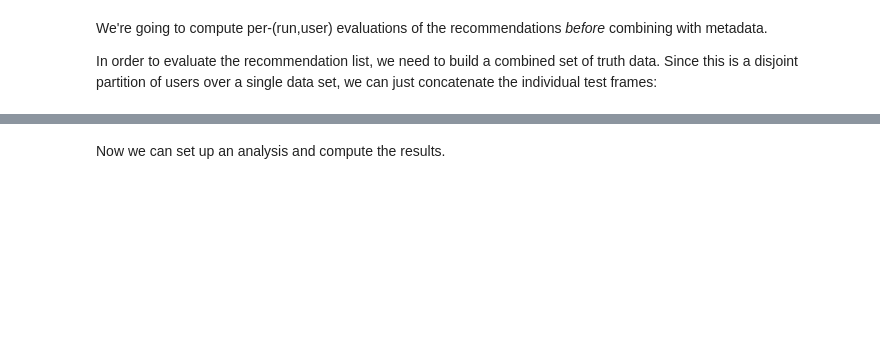
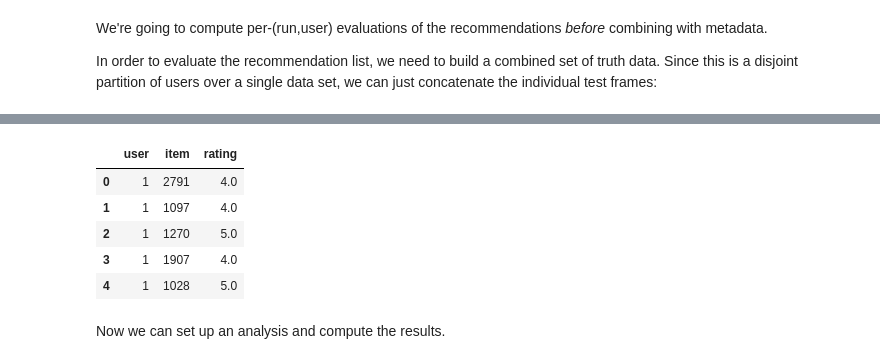
Before and after one commit to jacobmunson/lenskit_confidence, a Jupyter notebook: examples/Confidence-aware-UBCF-MultiEval.ipynb, the cells around one changed output, grey strips where cells are left out. Saved outputs shown, nothing was run; the diff lists cells and outputs as text; code cells hidden in the pictures; blank space fills up the shorter version.

```diff
--- a/examples/Confidence-aware-UBCF-MultiEval.ipynb
+++ b/examples/Confidence-aware-UBCF-MultiEval.ipynb
@@ -140,3 +173,12 @@ truth.head()
+# %%
+truth.head() # a visual check
+# %% [output]
+|  | user | item | rating |
+| 0 | 1 | 2791 | 4.0 |
+| 1 | 1 | 1097 | 4.0 |
+| 2 | 1 | 1270 | 5.0 |
+| 3 | 1 | 1907 | 4.0 |
+| 4 | 1 | 1028 | 5.0 |
 # %% [markdown]
 Now we can set up an analysis and compute the results.
 # %%
```
Also changed, not shown: parts of 52 cells of this notebook.
